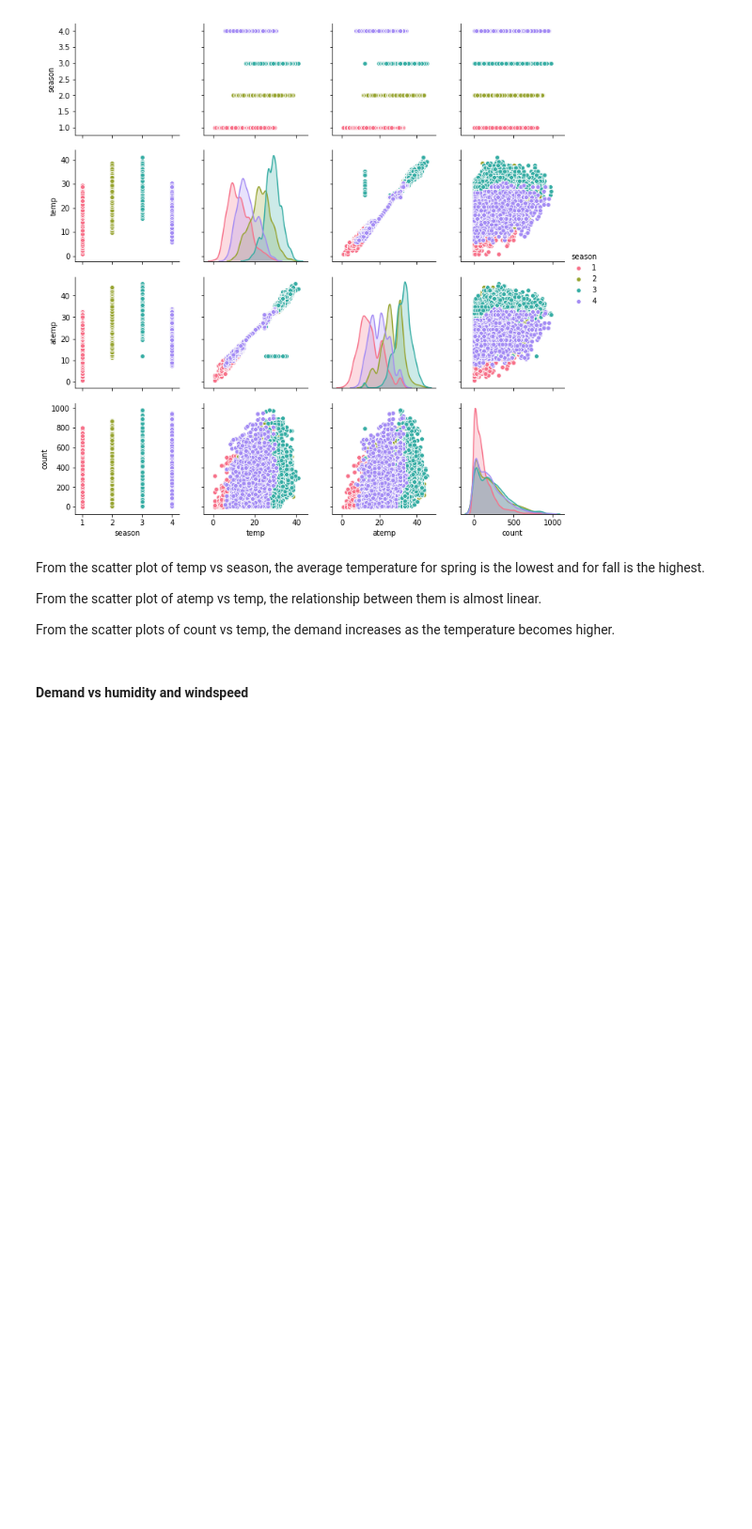
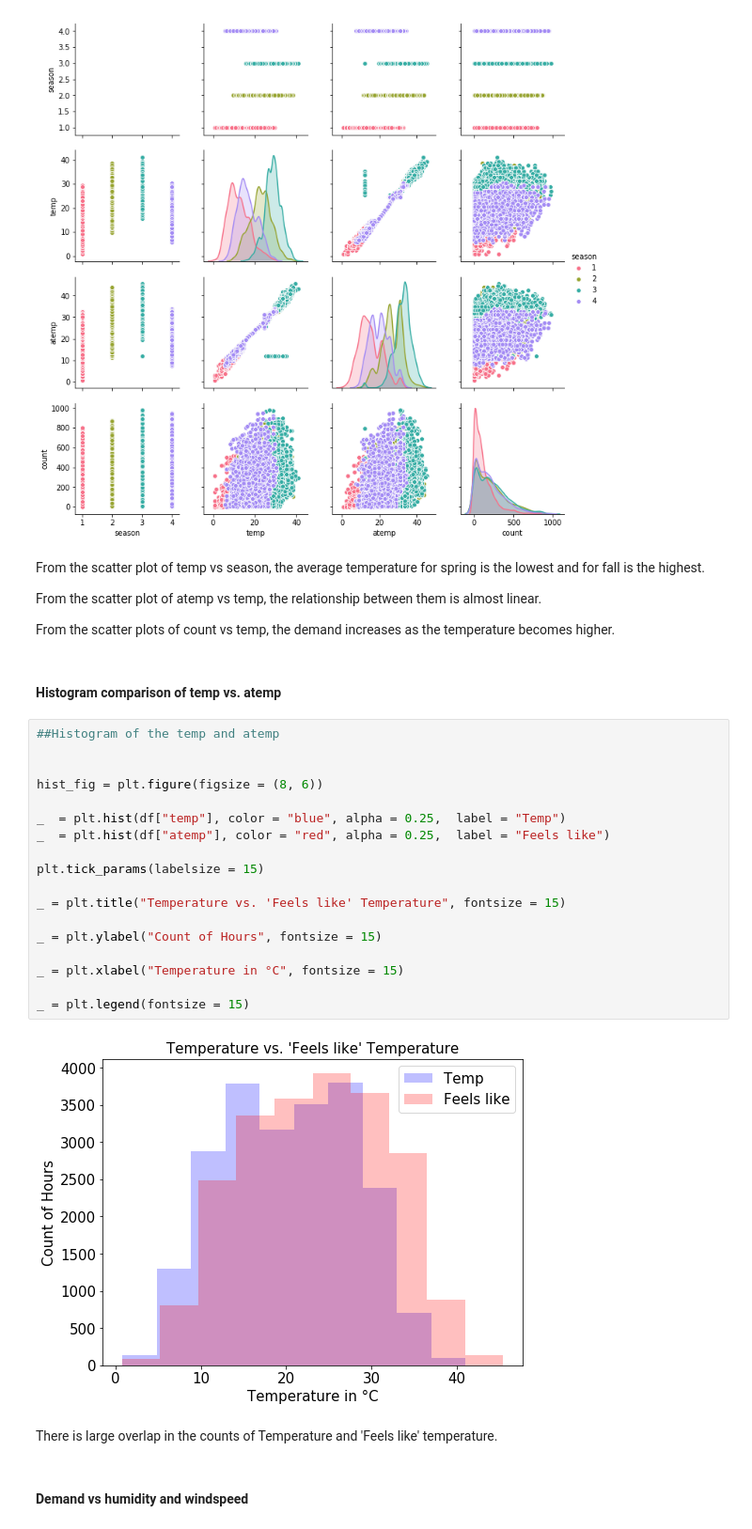
Before and after one commit to dillbeck/bike-path, a Jupyter notebook: phase-1.ipynb, the cells around one changed output. Shown at 94% size. Cells and saved outputs as stored; diff of their text form; blank space fills up the shorter version.

```diff
--- a/phase-1.ipynb
+++ b/phase-1.ipynb
@@ -212,6 +216,30 @@ From the scatter plot of temp vs season, the average temperature for spring is t
 From the scatter plot of atemp vs temp, the relationship between them is almost linear.
 
 From the scatter plots of count vs temp, the demand increases as the temperature becomes higher.
+# %% [markdown]
+#### Histogram comparison of temp vs. atemp
+# %%
+##Histogram of the temp and atemp
+
+
+hist_fig = plt.figure(figsize = (8, 6))
+
+_  = plt.hist(df["temp"], color = "blue", alpha = 0.25,  label = "Temp")
+_  = plt.hist(df["atemp"], color = "red", alpha = 0.25,  label = "Feels like")
+
+plt.tick_params(labelsize = 15)
+
+_ = plt.title("Temperature vs. 'Feels like' Temperature", fontsize = 15)
+
+_ = plt.ylabel("Count of Hours", fontsize = 15)
+
+_ = plt.xlabel("Temperature in °C", fontsize = 15)
+
+_ = plt.legend(fontsize = 15)
+# %% [output]
+[figure, added]
+# %% [markdown]
+There is large overlap in the counts of Temperature and 'Feels like' temperature.
 # %% [markdown]
 #### Demand vs humidity and windspeed
 # %%
```
Also changed, not shown: parts of 4 cells of this notebook, 1 other file.
